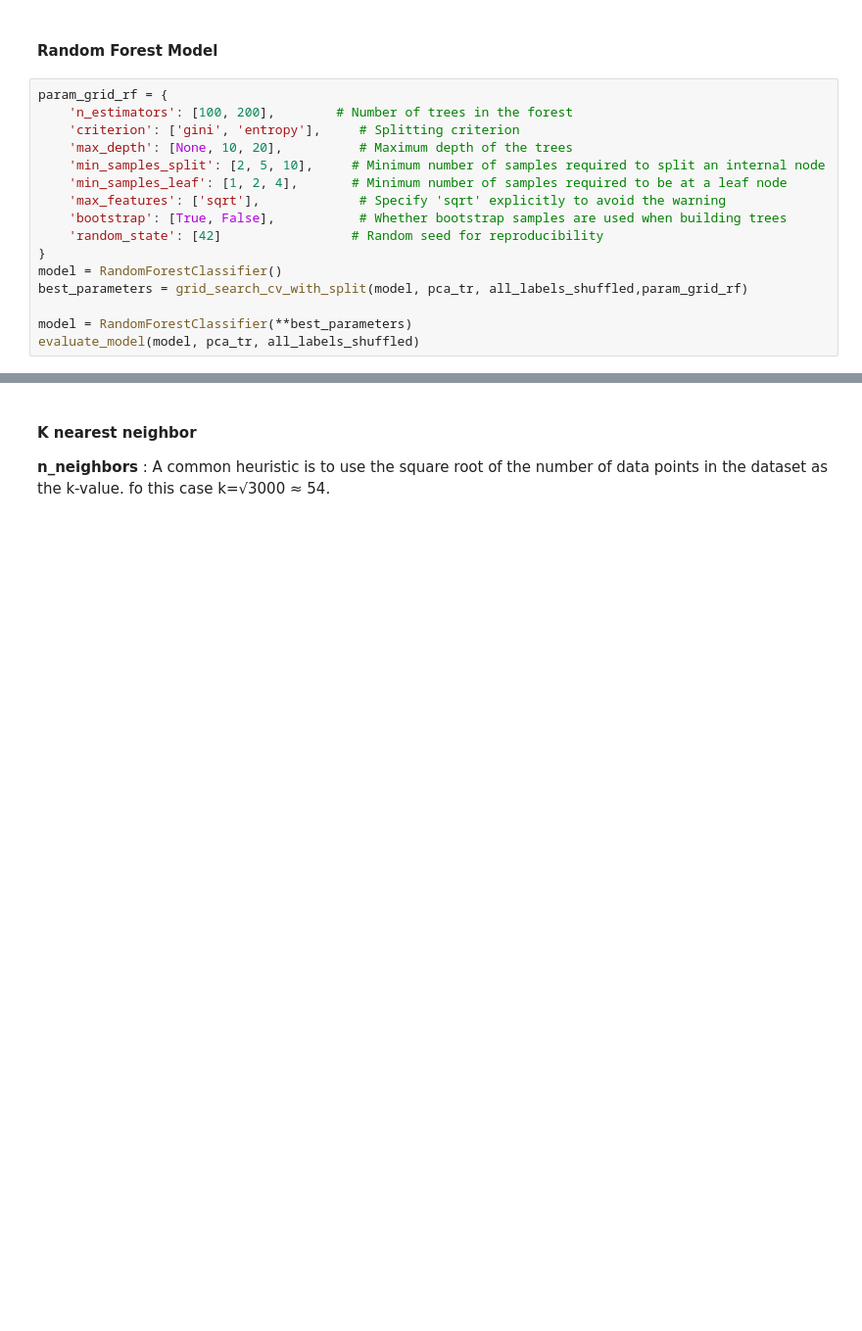
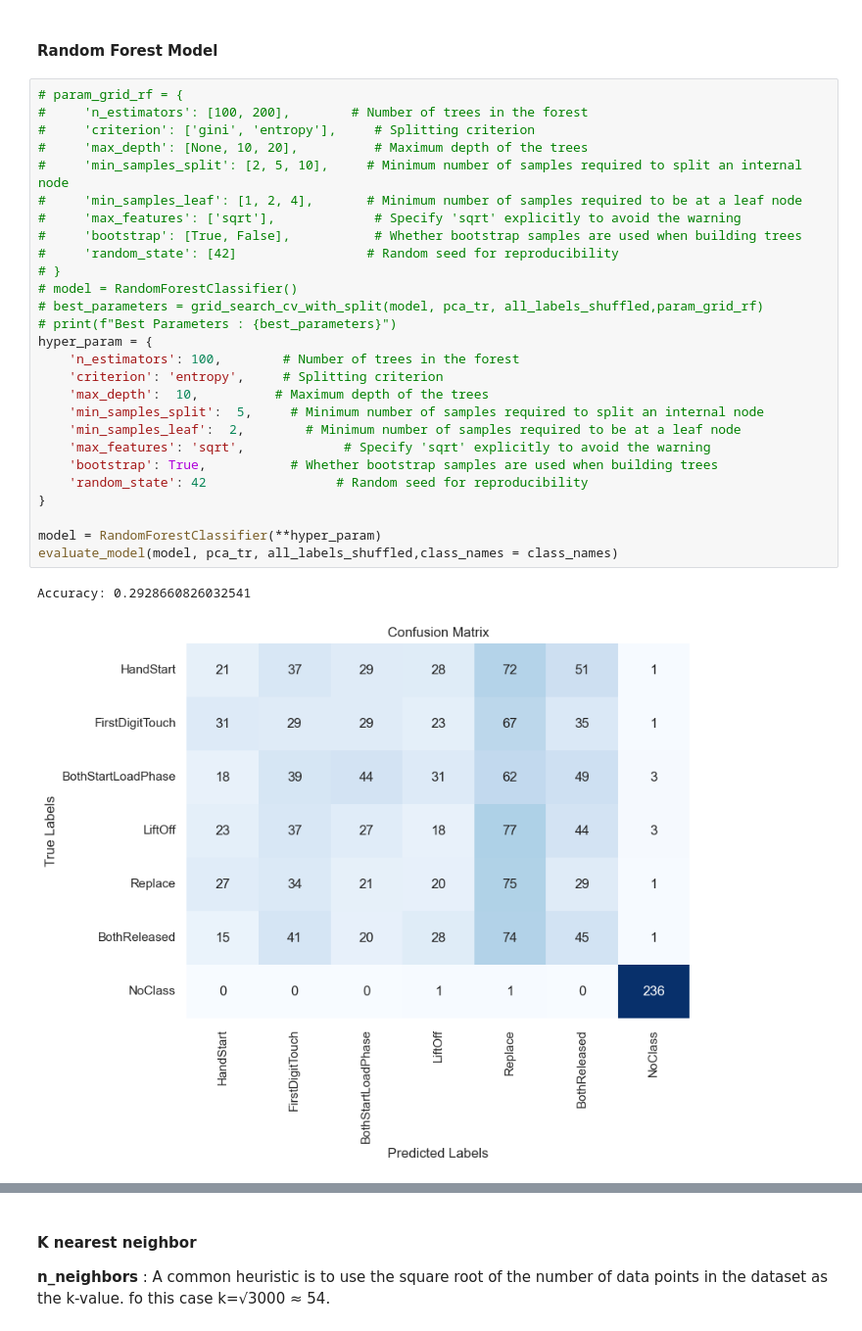
Before and after one commit to AmirMohammadiKarbalaei/Kaggle-Grasp-and-Lift-EEG-Detection, a Jupyter notebook: notebooks/eeg_signals_analysis.ipynb, the cells around one changed output, grey strips where cells are left out. Shown at 98% size. Saved outputs shown, nothing was run; the diff lists cells and outputs as text; blank space fills up the shorter version.

```diff
--- a/notebooks/eeg_signals_analysis.ipynb
+++ b/notebooks/eeg_signals_analysis.ipynb
@@ -247,18 +249,32 @@ weighted avg       0.30      0.29      0.30      1644
 # %% [markdown]
 #### Random Forest Model
 # %%
-param_grid_rf = {
-    'n_estimators': [100, 200],        # Number of trees in the forest
-    'criterion': ['gini', 'entropy'],     # Splitting criterion
-    'max_depth': [None, 10, 20],          # Maximum depth of the trees
-    'min_samples_split': [2, 5, 10],     # Minimum number of samples required to split an internal node
-    'min_samples_leaf': [1, 2, 4],       # Minimum number of samples required to be at a leaf node
-    'max_features': ['sqrt'],             # Specify 'sqrt' explicitly to avoid the warning
-    'bootstrap': [True, False],           # Whether bootstrap samples are used when building trees
-    'random_state': [42]                 # Random seed for reproducibility
+# param_grid_rf = {
+#     'n_estimators': [100, 200],        # Number of trees in the forest
+#     'criterion': ['gini', 'entropy'],     # Splitting criterion
+#     'max_depth': [None, 10, 20],          # Maximum depth of the trees
+#     'min_samples_split': [2, 5, 10],     # Minimum number of samples required to split an internal node
+#     'min_samples_leaf': [1, 2, 4],       # Minimum number of samples required to be at a leaf node
+#     'max_features': ['sqrt'],             # Specify 'sqrt' explicitly to avoid the warning
+#     'bootstrap': [True, False],           # Whether bootstrap samples are used when building trees
+#     'random_state': [42]                 # Random seed for reproducibility
+# }
+# model = RandomForestClassifier()
+# best_parameters = grid_search_cv_with_split(model, pca_tr, all_labels_shuffled,param_grid_rf)
+# print(f"Best Parameters : {best_parameters}")
+hyper_param = {
+    'n_estimators': 100,        # Number of trees in the forest
+    'criterion': 'entropy',     # Splitting criterion
+    'max_depth':  10,          # Maximum depth of the trees
+    'min_samples_split':  5,     # Minimum number of samples required to split an internal node
+    'min_samples_leaf':  2,        # Minimum number of samples required to be at a leaf node
+    'max_features': 'sqrt',             # Specify 'sqrt' explicitly to avoid the warning
+    'bootstrap': True,           # Whether bootstrap samples are used when building trees
+    'random_state': 42                 # Random seed for reproducibility
 }
-model = RandomForestClassifier()
-best_parameters = grid_search_cv_with_split(model, pca_tr, all_labels_shuffled,param_grid_rf)
 
-model = RandomForestClassifier(**best_parameters)
-evaluate_model(model, pca_tr, all_labels_shuffled)
+model = RandomForestClassifier(**hyper_param)
+evaluate_model(model, pca_tr, all_labels_shuffled,class_names = class_names)
+# %% [output]
+Accuracy: 0.2928660826032541
+[figure, added]
```
Also changed, not shown: parts of 9 cells of this notebook.
